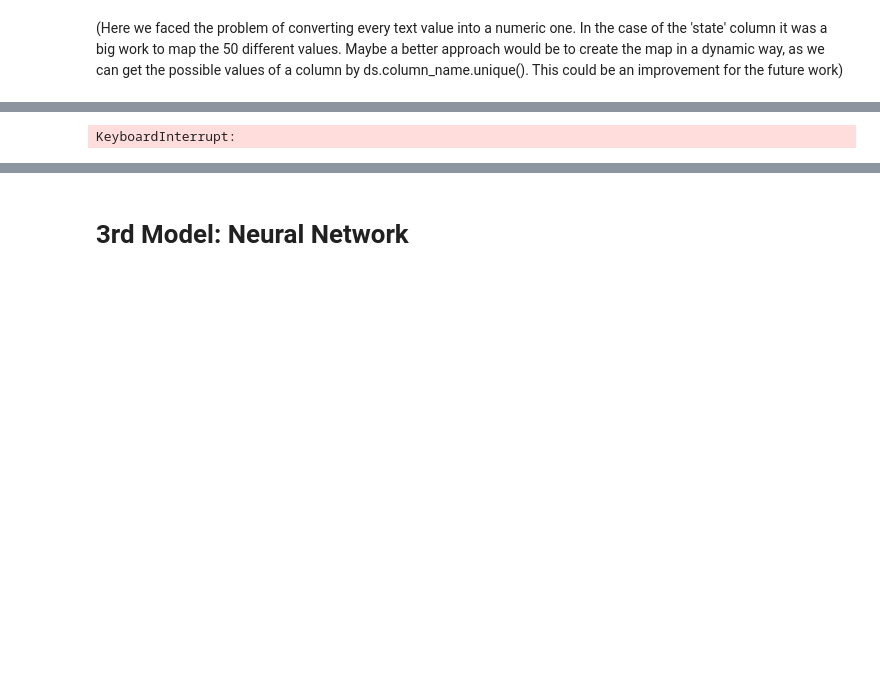
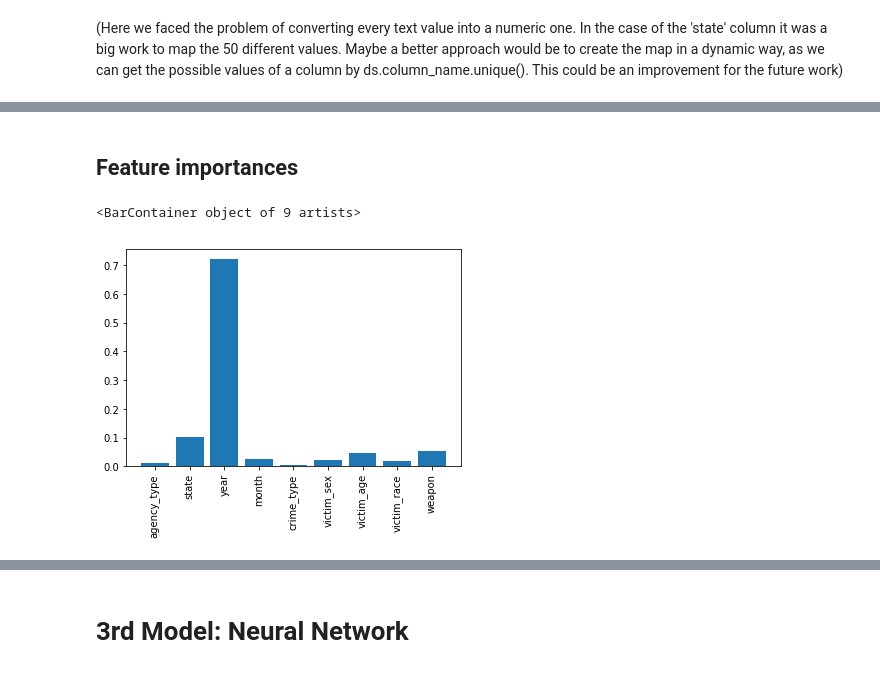
Before and after one commit to nachoperassi/ML_ExploratoryAnalysis_HomicideReports, a Jupyter notebook: Models.ipynb, the cells around one changed output, grey strips where cells are left out. Saved outputs shown, nothing was run; the diff lists cells and outputs as text; code cells hidden in the pictures; blank space fills up the shorter version.

```diff
--- a/Models.ipynb
+++ b/Models.ipynb
@@ -345,7 +381,7 @@ def graph_tree(tree):
         out_file=None,
         feature_names=['agency_type', 'state', 'year', 'month', 'crime_type',
                     'victim_sex', 'victim_age', 'victim_race', 'weapon'],
-        class_names=['Solved', 'Not solved'],
+        class_names=[' Not solved', 'Solved'],
         filled=True,
         rounded=True,
         special_characters=True,
@@ -355,5 +391,14 @@ def graph_tree(tree):
     return graph
 
 graph_tree(dt_classifier)
-# %% [output]
-KeyboardInterrupt:
+# %% [markdown]
+## Feature importances
+# %%
+feature_importances = dt_classifier. feature_importances_
+
+plt.xticks(rotation='vertical')
+plt.bar(x=['agency_type', 'state', 'year', 'month', 'crime_type', 'victim_sex',
+           'victim_age', 'victim_race', 'weapon'], height=feature_importances)
+# %% [output]
+<BarContainer object of 9 artists>
+[figure, added]
```
Also changed, not shown: parts of 20 cells of this notebook.
